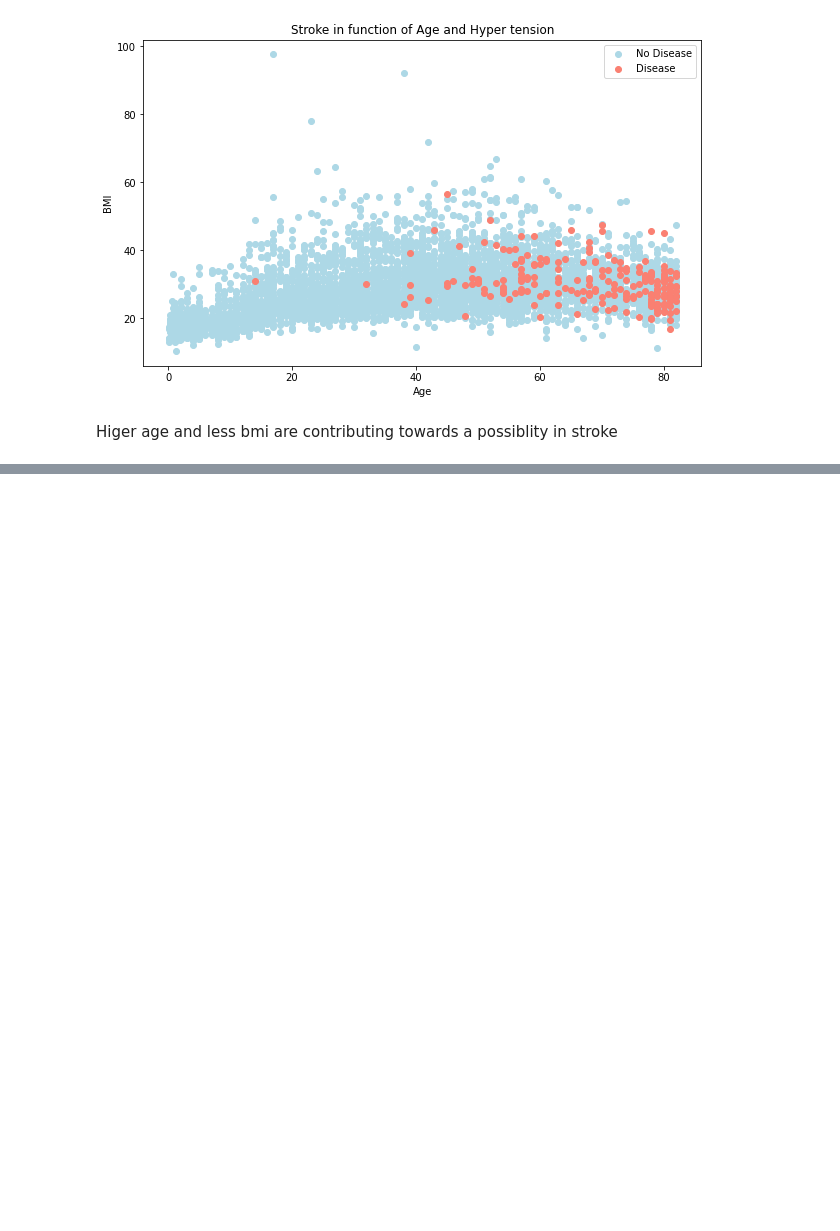
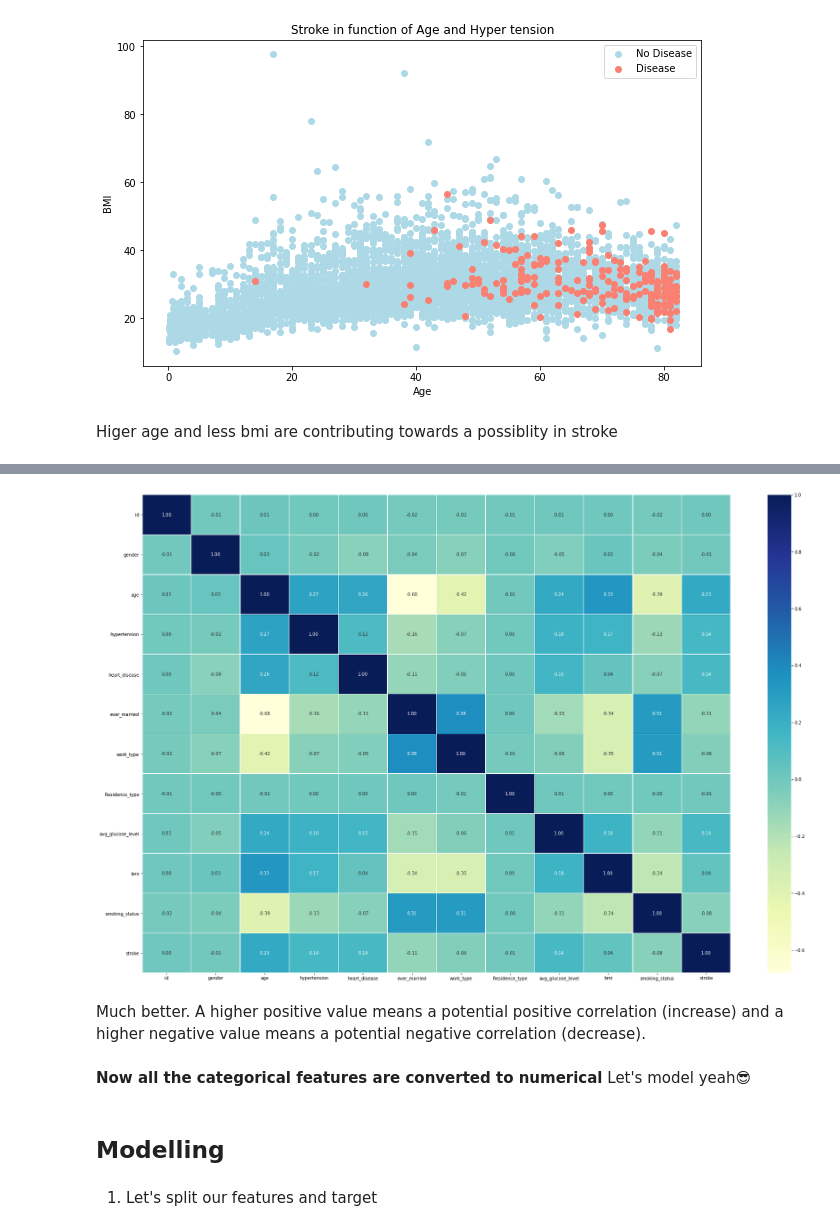
Before and after one commit to JpChii/ML-Projects, a Jupyter notebook: end-to-end-stroke-prediction.ipynb, the cells around one changed output, grey strips where cells are left out. Drawn from its saved outputs; the diff is of its cells as text; code cells hidden in the pictures; blank space fills up the shorter version.

Commit message:
EDA completed and modelling began

```diff
--- a/end-to-end-stroke-prediction.ipynb
+++ b/end-to-end-stroke-prediction.ipynb
@@ -269,0 +398,8 @@ Higer age and less bmi are contributing towards a possiblity in stroke
+# %%
+df['work_type'] = np.where((df.work_type == 'Private'),'0',df.work_type)
+df['work_type'] = np.where((df.work_type == 'Self-employed'),'1',df.work_type)
+df['work_type'] = np.where((df.work_type == 'Govt_job'),'2',df.work_type)
+df['work_type'] = np.where((df.work_type == 'children'),'3',df.work_type)
+df['work_type'] = np.where((df.work_type == 'Never_worked'),'4',df.work_type)
+df["work_type"] = df["work_type"].astype('int64')
+df.head()
@@ -269,0 +421,5 @@ Higer age and less bmi are contributing towards a possiblity in stroke
+# %%
+df['Residence_type'] = np.where((df.Residence_type == 'Urban'),'0',df.Residence_type)
+df['Residence_type'] = np.where((df.Residence_type == 'Rural'),'1',df.Residence_type)
+df["Residence_type"] = df["Residence_type"].astype('int64')
+df.head()
@@ -269,0 +444,6 @@ Higer age and less bmi are contributing towards a possiblity in stroke
+# %%
+df['smoking_status'] = np.where((df.smoking_status == 'formerly smoked'),'0',df.smoking_status)
+df['smoking_status'] = np.where((df.smoking_status == 'never smoked'),'1',df.smoking_status)
+df['smoking_status'] = np.where((df.smoking_status == 'smokes'),'2',df.smoking_status)
+df['smoking_status'] = np.where((df.smoking_status == 'Unknown'),'3',df.smoking_status)
+df["smoking_status"] = df["smoking_status"].astype('int64')
@@ -269,0 +477,3 @@ Higer age and less bmi are contributing towards a possiblity in stroke
+# %%
+corr_matrix = df.corr()
+corr_matrix
@@ -269,0 +494,18 @@ Higer age and less bmi are contributing towards a possiblity in stroke
+# %%
+# Let's plot the correlation matrix
+plt.figure(figsize=(30,20))
+sns.heatmap(corr_matrix,
+           annot=True,
+           linewidths=0.5,
+           fmt=".2f",
+           cmap="YlGnBu");
+# %% [output]
+[figure, added]
+# %% [markdown]
+Much better. A higher positive value means a potential positive correlation (increase) and a higher negative value means a potential negative correlation (decrease).
+# %% [markdown]
+**Now all the categorical features are converted to numerical** Let's model yeah😎
+# %% [markdown]
+## Modelling
+# %% [markdown]
+1. Let's split our features and target
```
Also changed, not shown: parts of 58 cells of this notebook, 29 other files.
